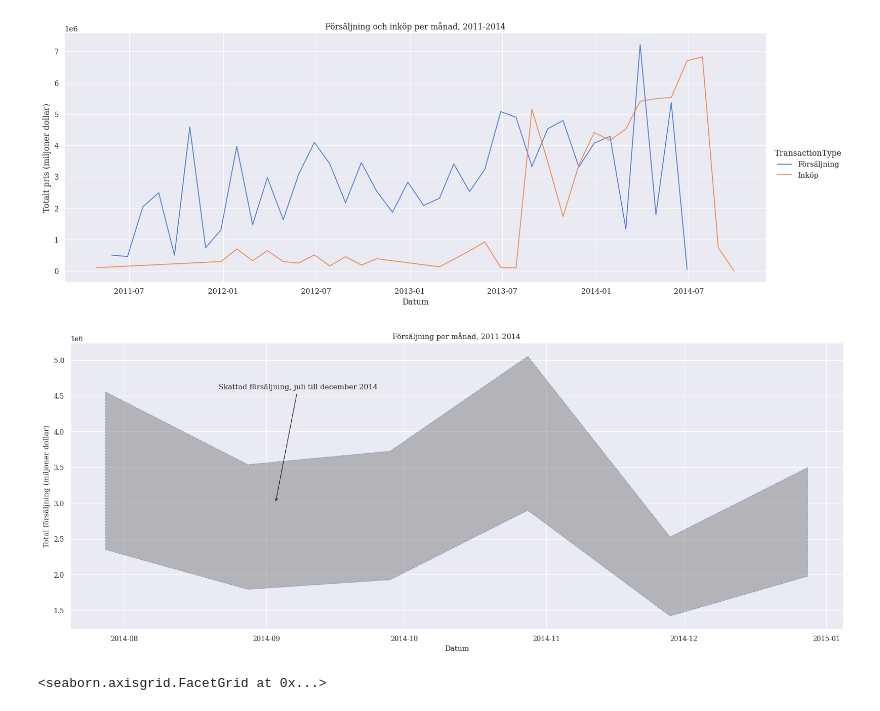
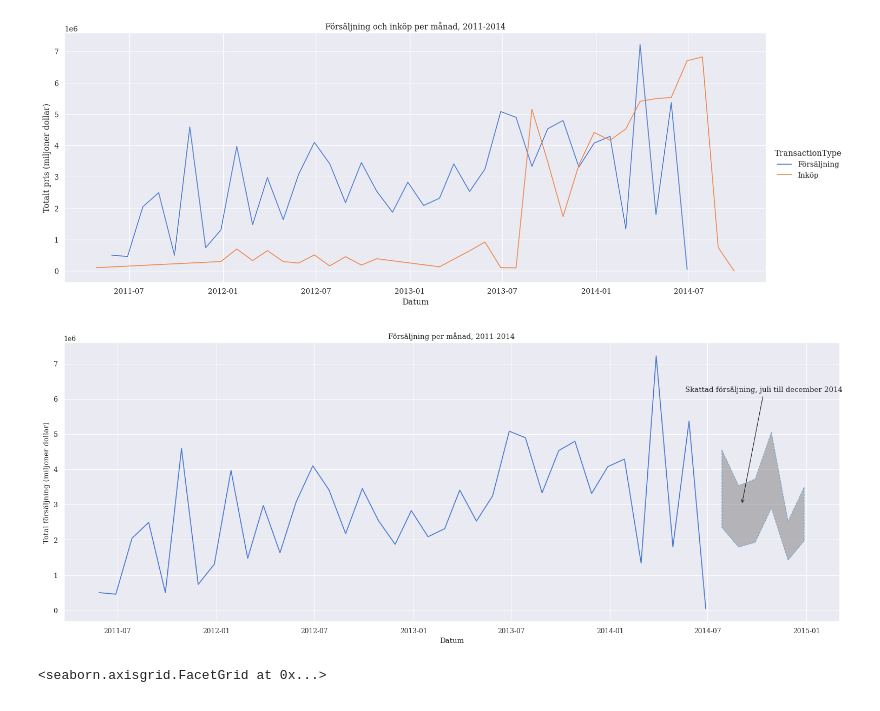
Before and after one commit to schizoakustik/kunskapskontroll_SQL, a Jupyter notebook: kunskapskontroll_sql.ipynb, the cells around one changed output. Saved outputs shown, nothing was run; the diff lists cells and outputs as text; code cells hidden in the pictures.

Commit message:
fix estimate plot

```diff
--- a/kunskapskontroll_sql.ipynb
+++ b/kunskapskontroll_sql.ipynb
@@ -385,13 +385,13 @@ predicted_sales_2014_df['Date'] = pd.to_datetime(predicted_sales_2014_df[['Month
 # %%
 # Plot sales and add estimated sales
 
 sns.set_context('paper')
-fg = sns.relplot(data=sales_and_purchases_df.query('TransactionType == "Sales"'), x='Date', y='SubTotalSum', kind='line', height=6, aspect=2.5)
+fg = sns.relplot(data=sales_and_purchases_df.query('TransactionType == "Försäljning"'), x='Date', y='SubTotalSum', kind='line', height=6, aspect=2.5)
 plt.fill_between(predicted_sales_2014_df.Date, predicted_sales_2014_df.IntervalLow, predicted_sales_2014_df.IntervalHigh, alpha=.5, facecolor='gray', edgecolor='tab:blue', linestyle='dashed')
 fg.set(title='Försäljning per månad, 2011-2014', xlabel='Datum', ylabel='Total försäljning (miljoner dollar)')
 plt.annotate('Skattad försäljning, juli till december 2014', (pd.to_datetime('20140903', format='%Y%m%d'), 3e6), xytext=(-75, 150), textcoords='offset points', arrowprops={'arrowstyle': '->', 'color': 'k'});
 # %% [output]
-[figure, old version]
+[figure, new version]
 # %%
 # Transactions monthly
 transaction_history_sql = """
```
